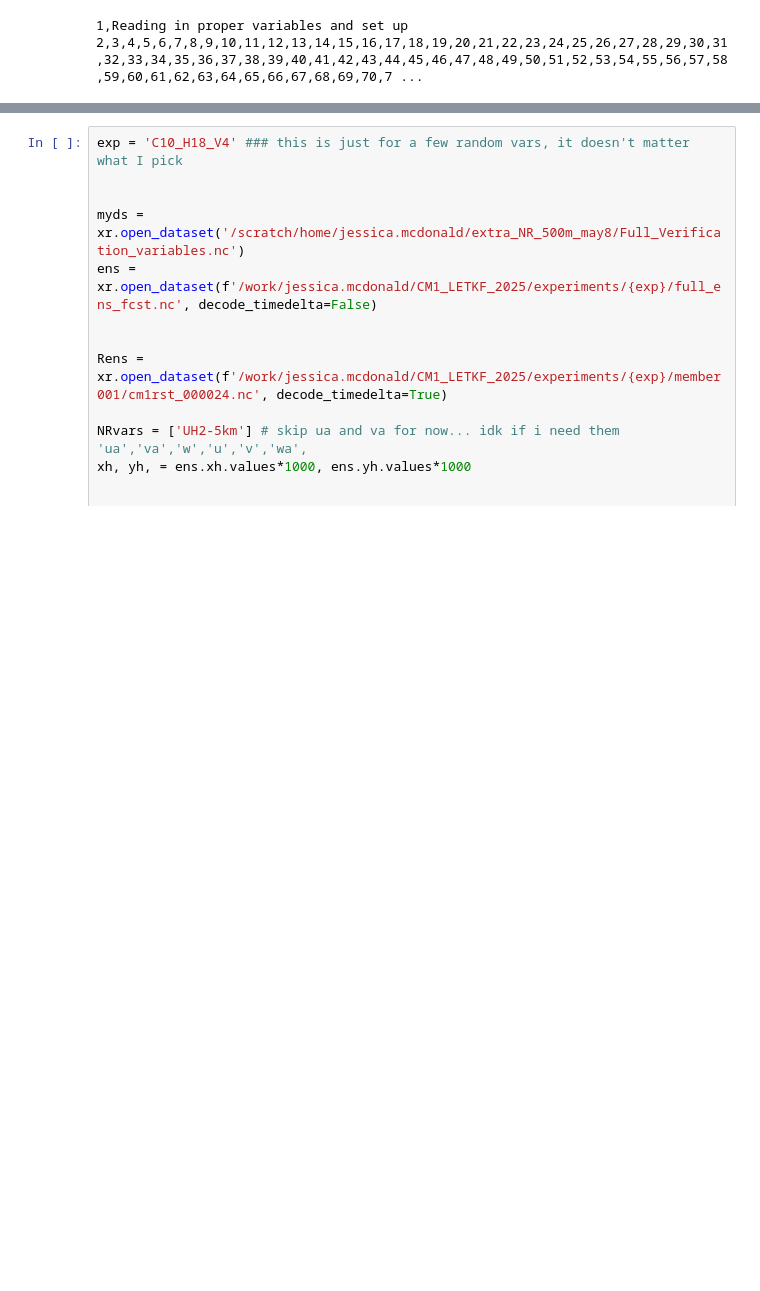
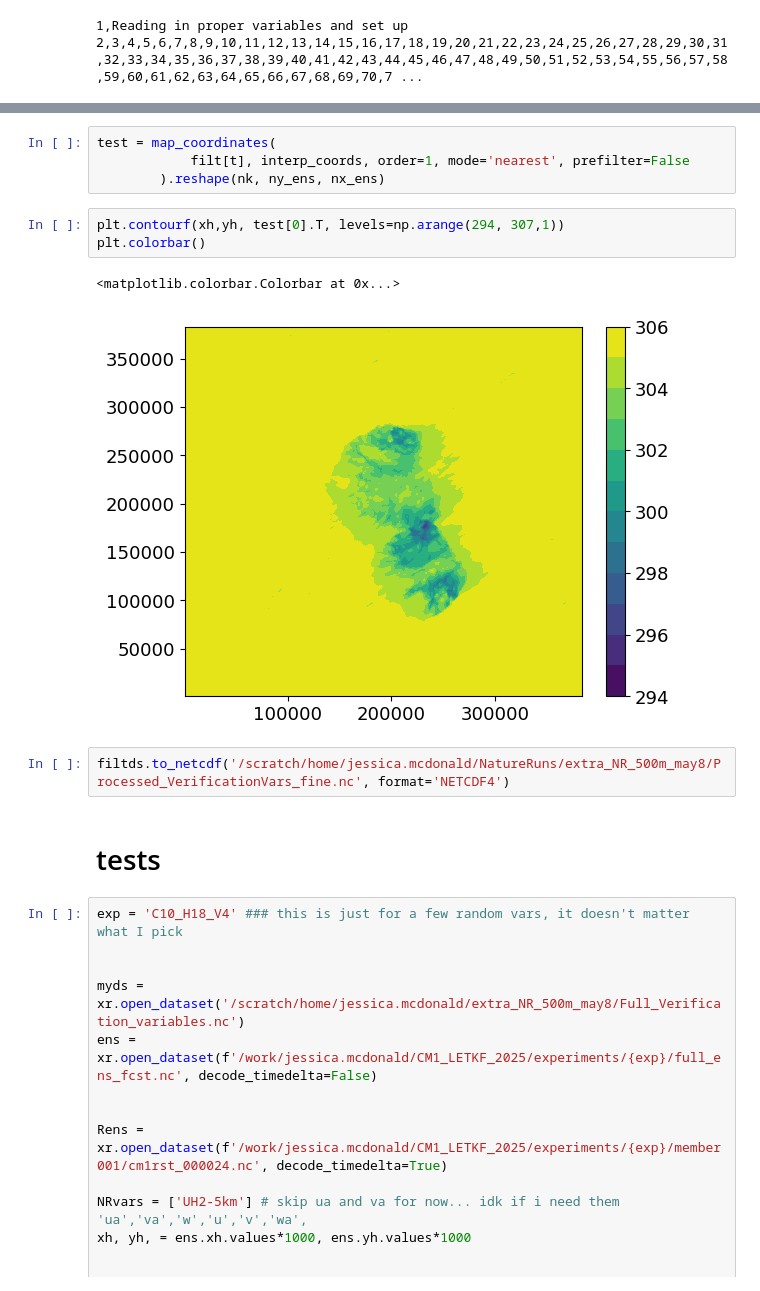
Before and after one commit to jessmcd/CM1_LETKF_2025, a Jupyter notebook: NatureRunProcessing.ipynb, the cells around one changed output, grey strips where cells are left out. Saved outputs shown, nothing was run; the diff lists cells and outputs as text; blank space fills up the shorter version.

```diff
--- a/NatureRunProcessing.ipynb
+++ b/NatureRunProcessing.ipynb
@@ -414,3 +694,17 @@ PermissionError: [Errno 13] Permission denied: '/scratch/home/jessica.mcdonald/N
+# %%
+test = map_coordinates(
+            filt[t], interp_coords, order=1, mode='nearest', prefilter=False
+        ).reshape(nk, ny_ens, nx_ens)
+# %%
+plt.contourf(xh,yh, test[0].T, levels=np.arange(294, 307,1))
+plt.colorbar()
+# %% [output]
+<matplotlib.colorbar.Colorbar at 0x...>
+[figure, added]
+# %%
+filtds.to_netcdf('/scratch/home/jessica.mcdonald/NatureRuns/extra_NR_500m_may8/Processed_VerificationVars_fine.nc', format='NETCDF4')
+# %% [markdown]
+# tests
 # %%
 exp = 'C10_H18_V4' ### this is just for a few random vars, it doesn't matter what I pick
 
```
Also changed, not shown: parts of 34 cells of this notebook, 12 other files.
